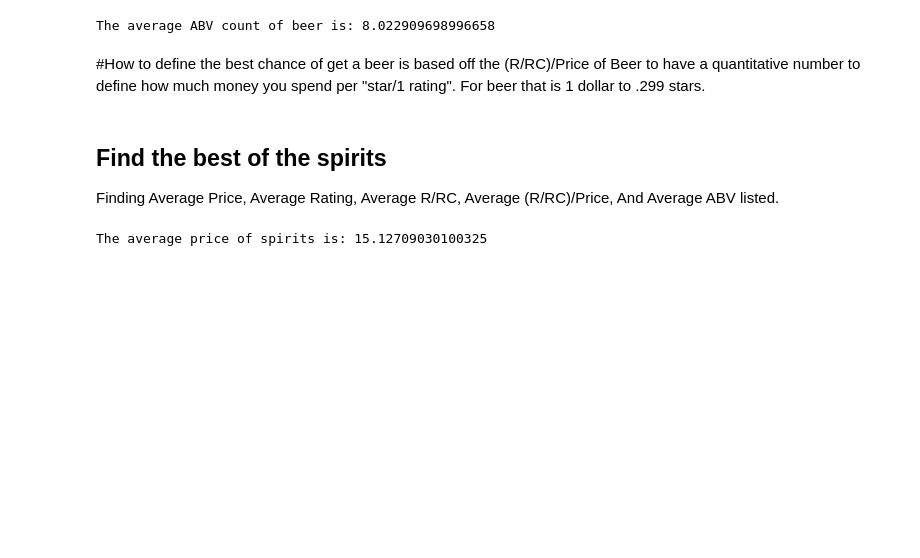
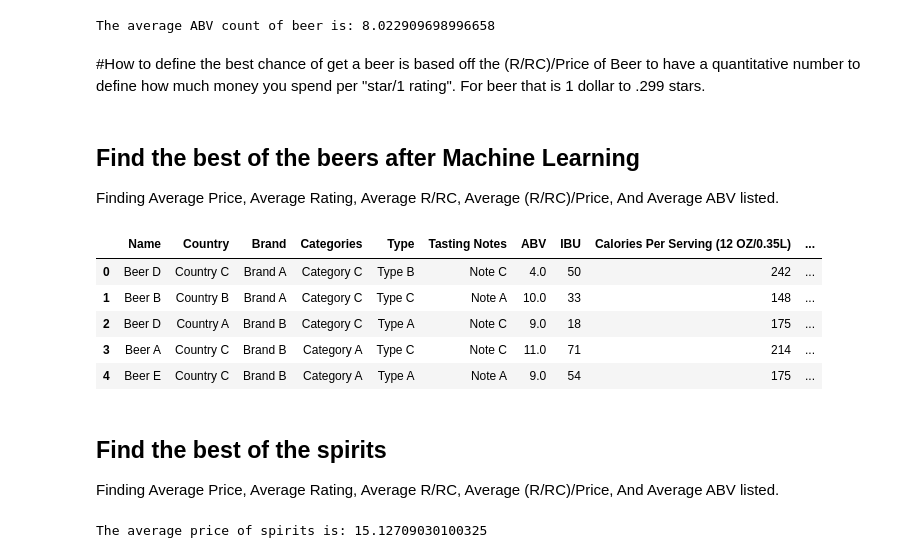
Before and after one commit to JShields07/Project-2-folder, a Jupyter notebook: Main file.ipynb, the cells around one changed output. Drawn from its saved outputs; the diff is of its cells as text; code cells hidden in the pictures; blank space fills up the shorter version.

```diff
--- a/Main file.ipynb
+++ b/Main file.ipynb
@@ -122,3 +122,10 @@ print("The average ABV count of beer is:", beer_avg_abv)
 The average ABV count of beer is: 8.022909698996658
 # %% [markdown]
 #How to define the best chance of get a beer is based off the (R/RC)/Price of Beer to have a quantitative number to define how much money you spend per "star/1 rating". For beer that is 1 dollar to .299 stars.
+# %% [markdown]
+## Find the best of the beers after Machine Learning
+Finding Average Price,
+Average Rating,
+Average R/RC,
+Average (R/RC)/Price,
+And Average ABV listed.
@@ -125,3 +155,44 @@ The average ABV count of beer is: 8.022909698996658
+# %%
+# Generate random beers
+new_beers = []
+for _ in range(num_new_beers):
+    beer_name = np.random.choice(beer_names)
+    country = np.random.choice(countries)
+    brand = np.random.choice(brands)
+    category = np.random.choice(categories)
+    beer_type = np.random.choice(types)
+    tasting_note = np.random.choice(tasting_notes)
+    abv = np.round(np.random.uniform(abv_range[0], abv_range[1]))
+    ibu = np.random.randint(ibu_range[0], ibu_range[1])
+    calories = np.random.randint(calories_range[0], calories_range[1])
+    carbs = np.round(np.random.uniform(carbs_range[0], carbs_range[1]))
+    food_pair = np.random.choice(food_pairing)
+    serving_temp = np.random.choice(serving_temp_list)
+    rating = np.round(np.random.uniform(rating_range[0], rating_range[1]), 1)
+    rate_count = np.random.randint(rate_count_range[0], rate_count_range[1])
+    price = np.round(np.random.uniform(price_range[0], price_range[1]), 2)
+
+    new_beers.append([
+        beer_name, country, brand, category, beer_type, tasting_note, abv, ibu, calories, carbs,
+        food_pair, serving_temp, rating, rate_count, price, volume, description
+    ])
+# %%
+# Create a new DataFrame with the generated beers
+new_beers_df = pd.DataFrame(
+    new_beers,
+    columns=['Name', 'Country', 'Brand', 'Categories', 'Type', 'Tasting Notes', 'ABV', 'IBU',
+             'Calories Per Serving (12 OZ/0.35L)', 'Carbs Per Serving (12 OZ/0.35L)', 'Food Pairing',
+             'Suggested Serving Temperature', 'Rating', 'Rate Count', 'Price', 'Volume', 'Description']
+)
+# %%
+new_beers_df.head()
+# %% [output]
+|  | Name | Country | Brand | Categories | Type | Tasting Notes | ABV | IBU | Calories Per Serving (12 OZ/0.35L) | ... |
+| 0 | Beer D | Country C | Brand A | Category C | Type B | Note C | 4.0 | 50 | 242 | ... |
+| 1 | Beer B | Country B | Brand A | Category C | Type C | Note A | 10.0 | 33 | 148 | ... |
+| 2 | Beer D | Country A | Brand B | Category C | Type A | Note C | 9.0 | 18 | 175 | ... |
+| 3 | Beer A | Country C | Brand B | Category A | Type C | Note C | 11.0 | 71 | 214 | ... |
+| 4 | Beer E | Country C | Brand B | Category A | Type A | Note A | 9.0 | 54 | 175 | ... |
 # %% [markdown]
 ## Find the best of the spirits
 Finding Average Price,
```
Also changed, not shown: parts of 2 cells of this notebook.
